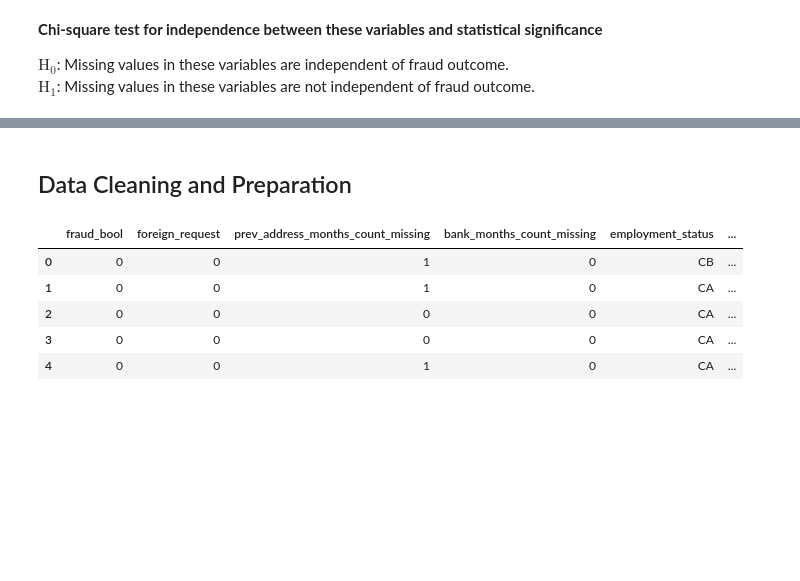
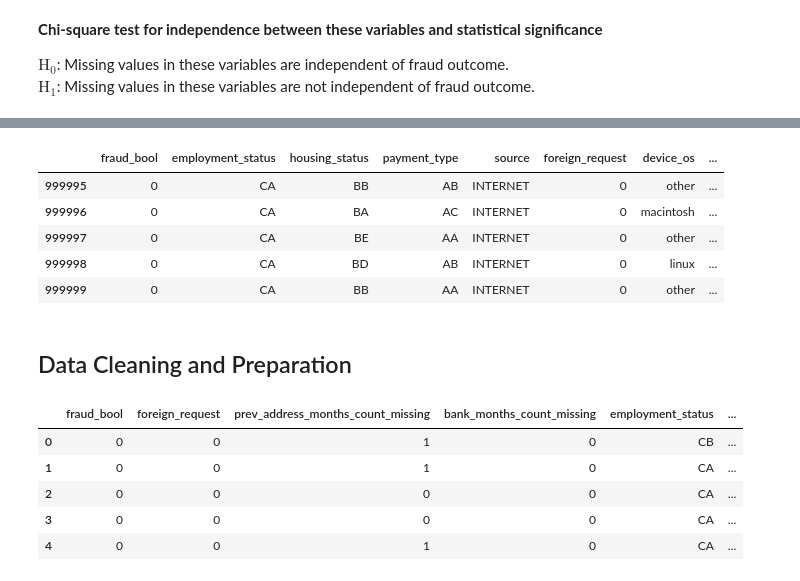
Before and after one commit to mrlizhaozhi/fraud-detection-data-analytics-and-modelling, a Jupyter notebook: notebook.ipynb, the cells around one changed output, grey strips where cells are left out. Drawn from its saved outputs; the diff is of its cells as text; code cells hidden in the pictures; blank space fills up the shorter version.

```diff
--- a/notebook.ipynb
+++ b/notebook.ipynb
@@ -451,3 +475,12 @@ plt.show()
+# %%
+base_categorical_subset.tail()
+# %% [output]
+|  | fraud_bool | employment_status | housing_status | payment_type | source | foreign_request | device_os | ... |
+| 999995 | 0 | CA | BB | AB | INTERNET | 0 | other | ... |
+| 999996 | 0 | CA | BA | AC | INTERNET | 0 | macintosh | ... |
+| 999997 | 0 | CA | BE | AA | INTERNET | 0 | other | ... |
+| 999998 | 0 | CA | BD | AB | INTERNET | 0 | linux | ... |
+| 999999 | 0 | CA | BB | AA | INTERNET | 0 | other | ... |
 # %% [markdown]
 ## Data Cleaning and Preparation
 # %%
```
Also changed, not shown: parts of 21 cells of this notebook.
